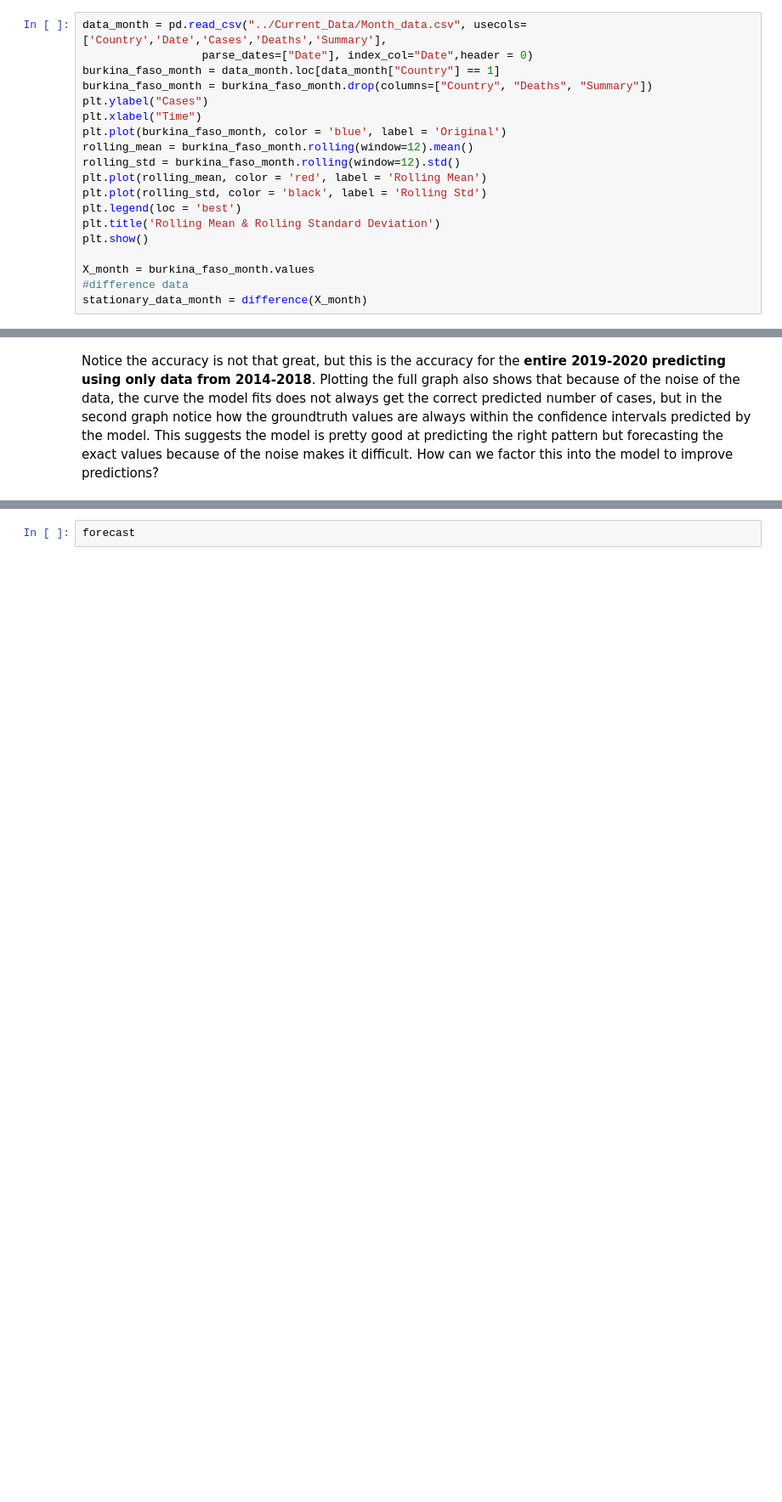
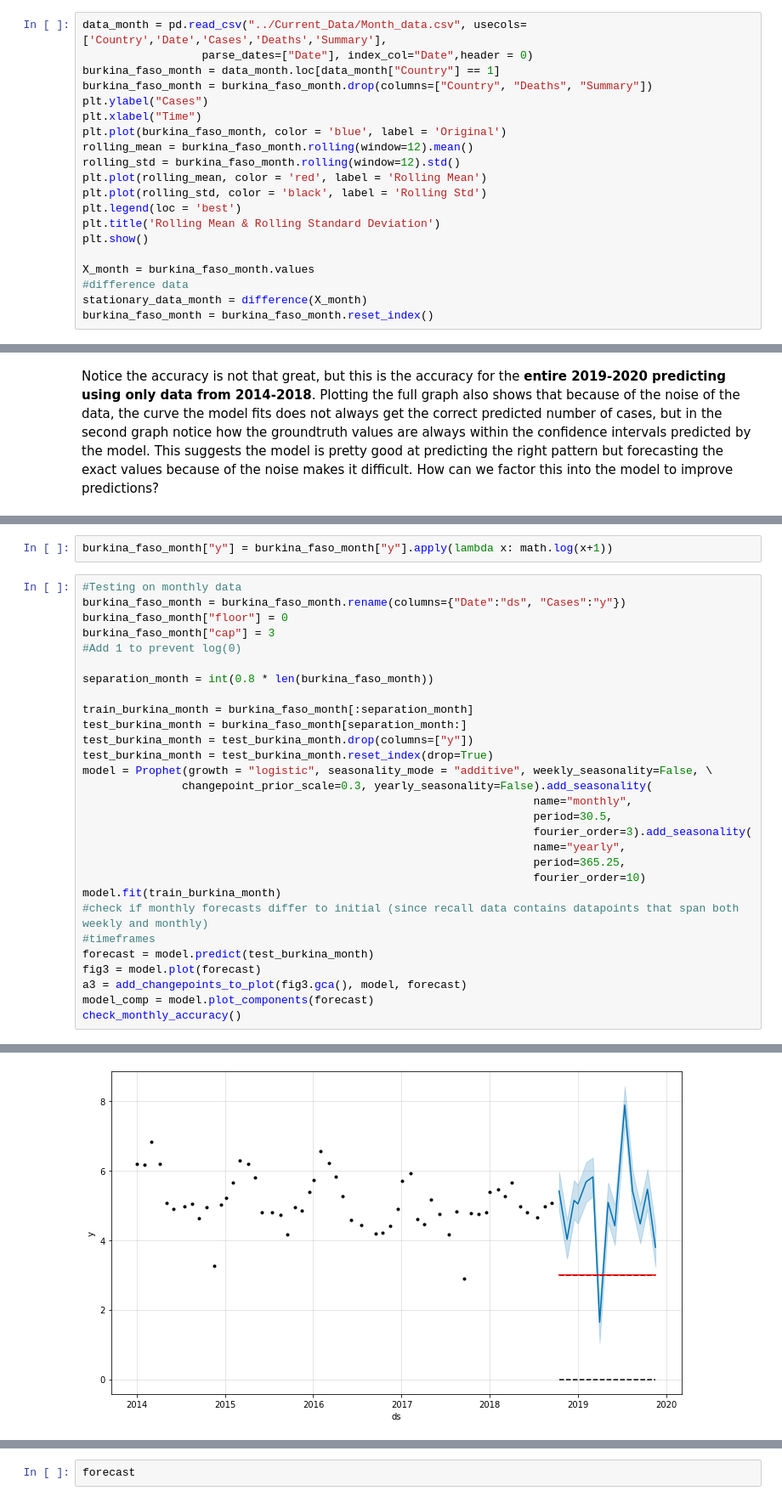
Before and after one commit to amirgamil/Meningitis-Analysis, a Jupyter notebook: Code/Autoregressive Models.ipynb, the cells around one changed output, grey strips where cells are left out. Shown: that part at 85% size. Cells and saved outputs as stored; diff of their text form; blank space fills up the shorter version.

```diff
--- a/Code/Autoregressive Models.ipynb
+++ b/Code/Autoregressive Models.ipynb
@@ -181,6 +182,7 @@ plt.show()
 X_month = burkina_faso_month.values
 #difference data
 stationary_data_month = difference(X_month)
+burkina_faso_month = burkina_faso_month.reset_index()
 # %% [output]
 [figure]
 # %%
@@ -423,0 +441,32 @@ Important aspects of model that may need to be tweaked
+# %%
+burkina_faso_month["y"] = burkina_faso_month["y"].apply(lambda x: math.log(x+1))
+# %%
+#Testing on monthly data
+burkina_faso_month = burkina_faso_month.rename(columns={"Date":"ds", "Cases":"y"})
+burkina_faso_month["floor"] = 0
+burkina_faso_month["cap"] = 3
+#Add 1 to prevent log(0)
+
+separation_month = int(0.8 * len(burkina_faso_month))
+
+train_burkina_month = burkina_faso_month[:separation_month]
+test_burkina_month = burkina_faso_month[separation_month:]
+test_burkina_month = test_burkina_month.drop(columns=["y"])
+test_burkina_month = test_burkina_month.reset_index(drop=True)
+model = Prophet(growth = "logistic", seasonality_mode = "additive", weekly_seasonality=False, \
+               changepoint_prior_scale=0.3, yearly_seasonality=False).add_seasonality(
+                                                                    name="monthly",
+                                                                    period=30.5,
+                                                                    fourier_order=3).add_seasonality(
+                                                                    name="yearly",
+                                                                    period=365.25,
+                                                                    fourier_order=10)
+model.fit(train_burkina_month)
+#check if monthly forecasts differ to initial (since recall data contains datapoints that span both weekly and monthly)
+#timeframes
+forecast = model.predict(test_burkina_month)
+fig3 = model.plot(forecast)
+a3 = add_changepoints_to_plot(fig3.gca(), model, forecast)
+model_comp = model.plot_components(forecast)
+check_monthly_accuracy()
+# %% [output]
@@ -423,0 +494 @@ Important aspects of model that may need to be tweaked
+[figure, added]
```
Also changed, not shown: parts of 8 cells of this notebook, 4 other files.
